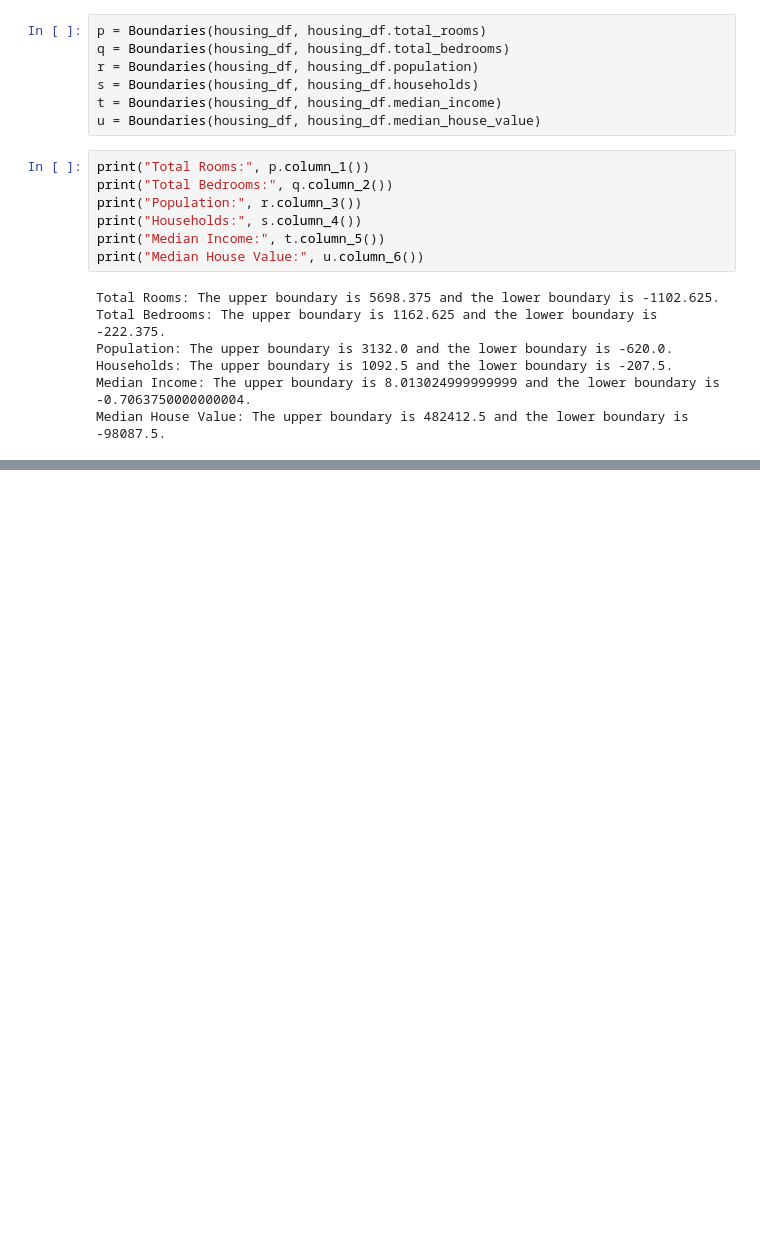
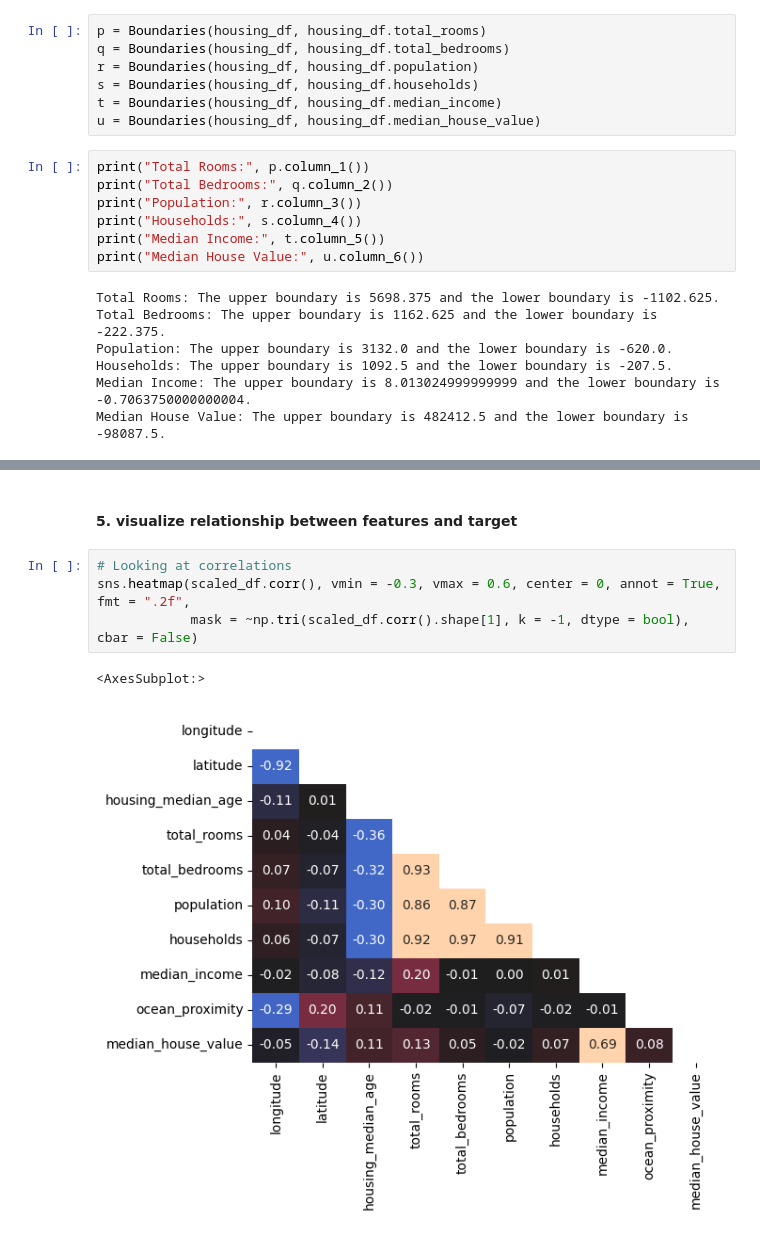
Before and after one commit to NkululekoCyrilCele/Projects, a Jupyter notebook: Regression/california_hosuing.ipynb, the cells around one changed output, grey strips where cells are left out. Cells and saved outputs as stored; diff of their text form; blank space fills up the shorter version.

```diff
--- a/Regression/california_hosuing.ipynb
+++ b/Regression/california_hosuing.ipynb
@@ -293,0 +355,9 @@ This is about 38.609496124031004 % of the dataset.
+# %% [markdown]
+#### 5. visualize relationship between features and target
+# %%
+# Looking at correlations
+sns.heatmap(scaled_df.corr(), vmin = -0.3, vmax = 0.6, center = 0, annot = True, fmt = ".2f",
+            mask = ~np.tri(scaled_df.corr().shape[1], k = -1, dtype = bool), cbar = False)
+# %% [output]
+<AxesSubplot:>
+[figure, added]
```
Also changed, not shown: parts of 70 cells of this notebook.
